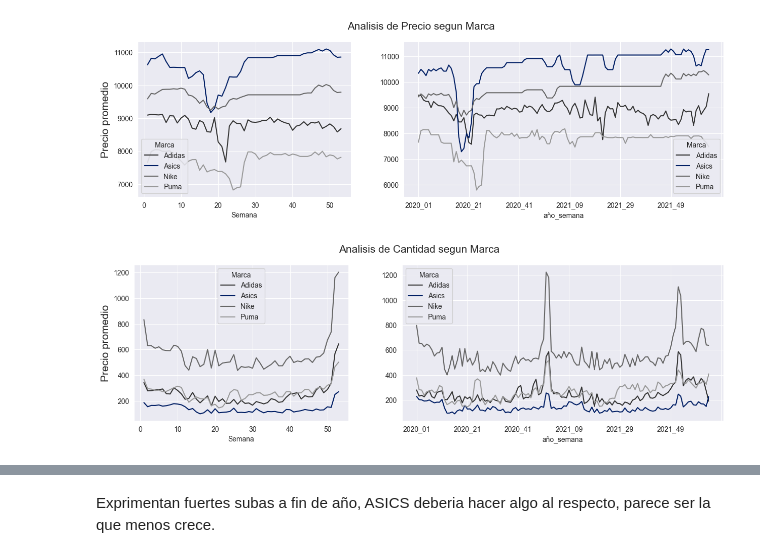
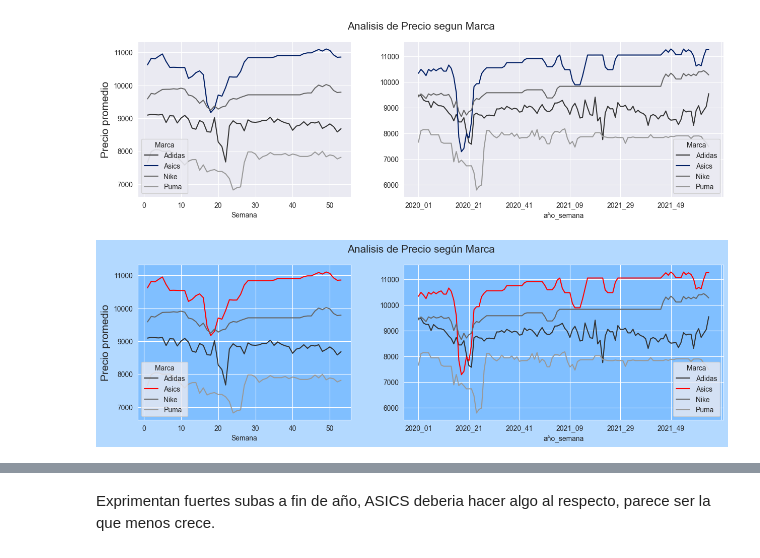
Before and after one commit to adelgado24/TP_final_analitica, a Jupyter notebook: main (1).ipynb, the cells around one changed output, grey strips where cells are left out. Cells and saved outputs as stored; diff of their text form; code cells hidden in the pictures.

```diff
--- a/main (1).ipynb
+++ b/main (1).ipynb
@@ -121,26 +230,34 @@ plt.show()
 # %% [output]
 [figure]
 # %%
-colors = ['#333333','#001e64', '#666666', '#999999']
+colors = ['#333333', 'red', '#666666', '#999999']
 
 analisis = 'Marca'
-valores = 'Cantidad'
+valores = 'Precio'
 
 fig, axes = plt.subplots(nrows=1, ncols=2, figsize=(15, 4), gridspec_kw={'width_ratios': [1, 1.5]})
 
-#Plot Semanas acumuladas
-pivot_precio = df.pivot_table(index = 'Nombre Semana', columns = analisis, values = valores, aggfunc='mean').reset_index()
+# Plot Semanas acumuladas
+pivot_precio = df.pivot_table(index='Nombre Semana', columns=analisis, values=valores, aggfunc='mean').reset_index()
 pivot_precio["Nombre Semana"] = pivot_precio["Nombre Semana"].str.split(" ").str[1].astype(int)
-pivot_precio = pivot_precio.sort_values(by = "Nombre Semana").set_index('Nombre Semana')
-pivot_precio.plot(color = colors,ax=axes[0], xlabel = 'Semana')
-axes[0].set_ylabel("Precio promedio", fontsize = 15)
+pivot_precio = pivot_precio.sort_values(by="Nombre Semana").set_index('Nombre Semana')
+pivot_precio.plot(color=colors, ax=axes[0], xlabel='Semana')
+axes[0].set_ylabel("Precio promedio", fontsize=15)
 
-#plot evolucion
-pivot_evolucion_precio = df.pivot_table(index = 'semana_año', columns= analisis, values= valores, aggfunc= 'mean')
-pivot_evolucion_precio.plot(color = colors, ax = axes[1], xlabel = "año_semana")
+# Plot evolución
+pivot_evolucion_precio = df.pivot_table(index='semana_año', columns=analisis, values=valores, aggfunc='mean')
+pivot_evolucion_precio.plot(color=colors, ax=axes[1], xlabel="año_semana")
 
-#plot show
-fig.suptitle(f'Analisis de {valores} segun {analisis}', fontsize = 15)
+# Set background color for each subplot
+axes[0].set_facecolor('#80bfff')  # Set the background color for the first subplot
+axes[1].set_facecolor('#80bfff')  # Set the background color for the second subplot
+
+# Set background color for the entire figure
+fig.patch.set_facecolor('#b3d9ff')
+
+# Plot show
+fig.suptitle(f'Analisis de {valores} según {analisis}', fontsize=15)
+plt.savefig('imagenes/evolucion_precio.jpg',format = 'jpg', dpi = 300)
 plt.show()
 # %% [output]
-[figure, old version]
+[figure, new version]
```
Also changed, not shown: parts of 58 cells of this notebook.
